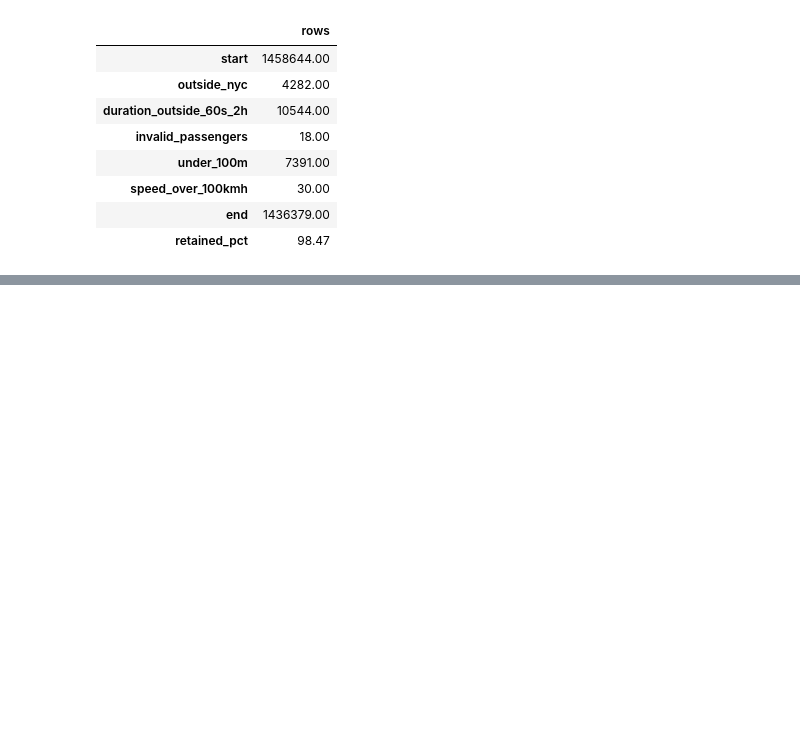
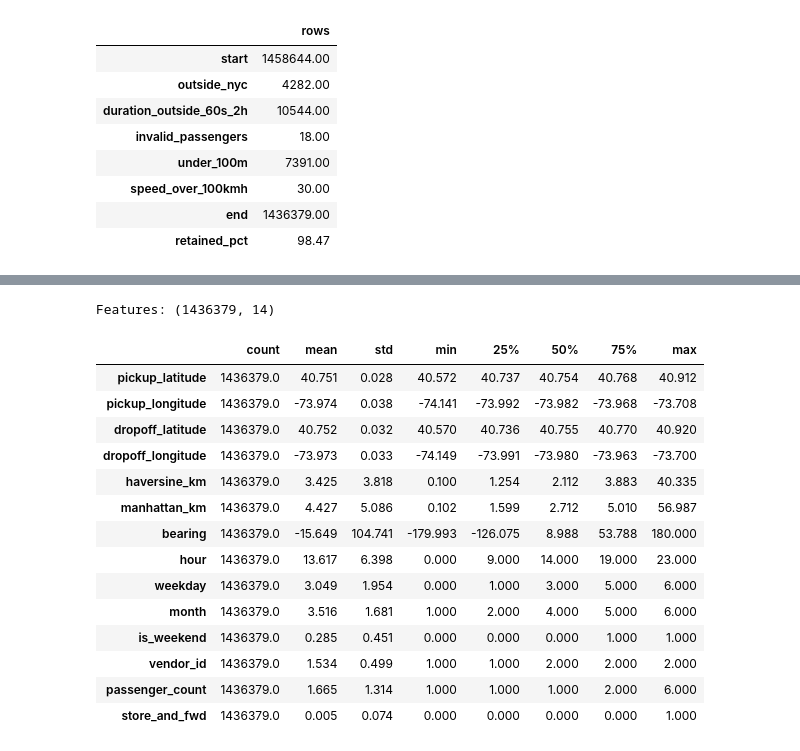
Before and after one commit to techirum/nyc-taxi-trip-duration-ml, a Jupyter notebook: notebooks/01_EDA_Preprocessing.ipynb, the cells around one changed output, grey strips where cells are left out. Cells and saved outputs as stored; diff of their text form; code cells hidden in the pictures; blank space fills up the shorter version.

```diff
--- a/notebooks/01_EDA_Preprocessing.ipynb
+++ b/notebooks/01_EDA_Preprocessing.ipynb
@@ -240,0 +256,52 @@ pd.Series(audit, name="rows").to_frame()
+# %%
+def manhattan_km(lat1, lon1, lat2, lon2):
+    # Distance travelled along a north-south leg plus an east-west leg
+    return haversine_km(lat1, lon1, lat2, lon1) + haversine_km(lat2, lon1, lat2, lon2)
+
+def bearing_deg(lat1, lon1, lat2, lon2):
+    # Compass direction from pickup to dropoff, in degrees (-180 to 180)
+    lat1, lon1, lat2, lon2 = map(np.radians, [lat1, lon1, lat2, lon2])
+    y = np.sin(lon2 - lon1) * np.cos(lat2)
+    x = np.cos(lat1) * np.sin(lat2) - np.sin(lat1) * np.cos(lat2) * np.cos(lon2 - lon1)
+    return np.degrees(np.arctan2(y, x))
+
+def add_features(data):
+    out = pd.DataFrame(index=data.index)
+    coords = ["pickup_latitude", "pickup_longitude", "dropoff_latitude", "dropoff_longitude"]
+    for c in coords:
+        out[c] = data[c]
+    args = [data[c] for c in coords]
+    out["haversine_km"] = haversine_km(*args)
+    out["manhattan_km"] = manhattan_km(*args)
+    out["bearing"] = bearing_deg(*args)
+    t = data["pickup_datetime"]
+    out["hour"] = t.dt.hour
+    out["weekday"] = t.dt.dayofweek
+    out["month"] = t.dt.month
+    out["is_weekend"] = (out["weekday"] >= 5).astype(int)
+    out["vendor_id"] = data["vendor_id"]
+    out["passenger_count"] = data["passenger_count"]
+    out["store_and_fwd"] = (data["store_and_fwd_flag"] == "Y").astype(int)
+    return out
+
+X_all = add_features(df_clean)      # features (inputs)
+y_all = df_clean["trip_duration"]   # target (what we predict)
+print("Features:", X_all.shape)
+X_all.describe().T.round(3)
+# %% [output]
+Features: (1436379, 14)
+|  | count | mean | std | min | 25% | 50% | 75% | max |
+| pickup_latitude | 1436379.0 | 40.751 | 0.028 | 40.572 | 40.737 | 40.754 | 40.768 | 40.912 |
+| pickup_longitude | 1436379.0 | -73.974 | 0.038 | -74.141 | -73.992 | -73.982 | -73.968 | -73.708 |
+| dropoff_latitude | 1436379.0 | 40.752 | 0.032 | 40.570 | 40.736 | 40.755 | 40.770 | 40.920 |
+| dropoff_longitude | 1436379.0 | -73.973 | 0.033 | -74.149 | -73.991 | -73.980 | -73.963 | -73.700 |
+| haversine_km | 1436379.0 | 3.425 | 3.818 | 0.100 | 1.254 | 2.112 | 3.883 | 40.335 |
+| manhattan_km | 1436379.0 | 4.427 | 5.086 | 0.102 | 1.599 | 2.712 | 5.010 | 56.987 |
+| bearing | 1436379.0 | -15.649 | 104.741 | -179.993 | -126.075 | 8.988 | 53.788 | 180.000 |
+| hour | 1436379.0 | 13.617 | 6.398 | 0.000 | 9.000 | 14.000 | 19.000 | 23.000 |
+| weekday | 1436379.0 | 3.049 | 1.954 | 0.000 | 1.000 | 3.000 | 5.000 | 6.000 |
+| month | 1436379.0 | 3.516 | 1.681 | 1.000 | 2.000 | 4.000 | 5.000 | 6.000 |
+| is_weekend | 1436379.0 | 0.285 | 0.451 | 0.000 | 0.000 | 0.000 | 1.000 | 1.000 |
+| vendor_id | 1436379.0 | 1.534 | 0.499 | 1.000 | 1.000 | 2.000 | 2.000 | 2.000 |
+| passenger_count | 1436379.0 | 1.665 | 1.314 | 1.000 | 1.000 | 1.000 | 2.000 | 6.000 |
+| store_and_fwd | 1436379.0 | 0.005 | 0.074 | 0.000 | 0.000 | 0.000 | 0.000 | 1.000 |
```
Also changed, not shown: parts of 3 cells of this notebook.
